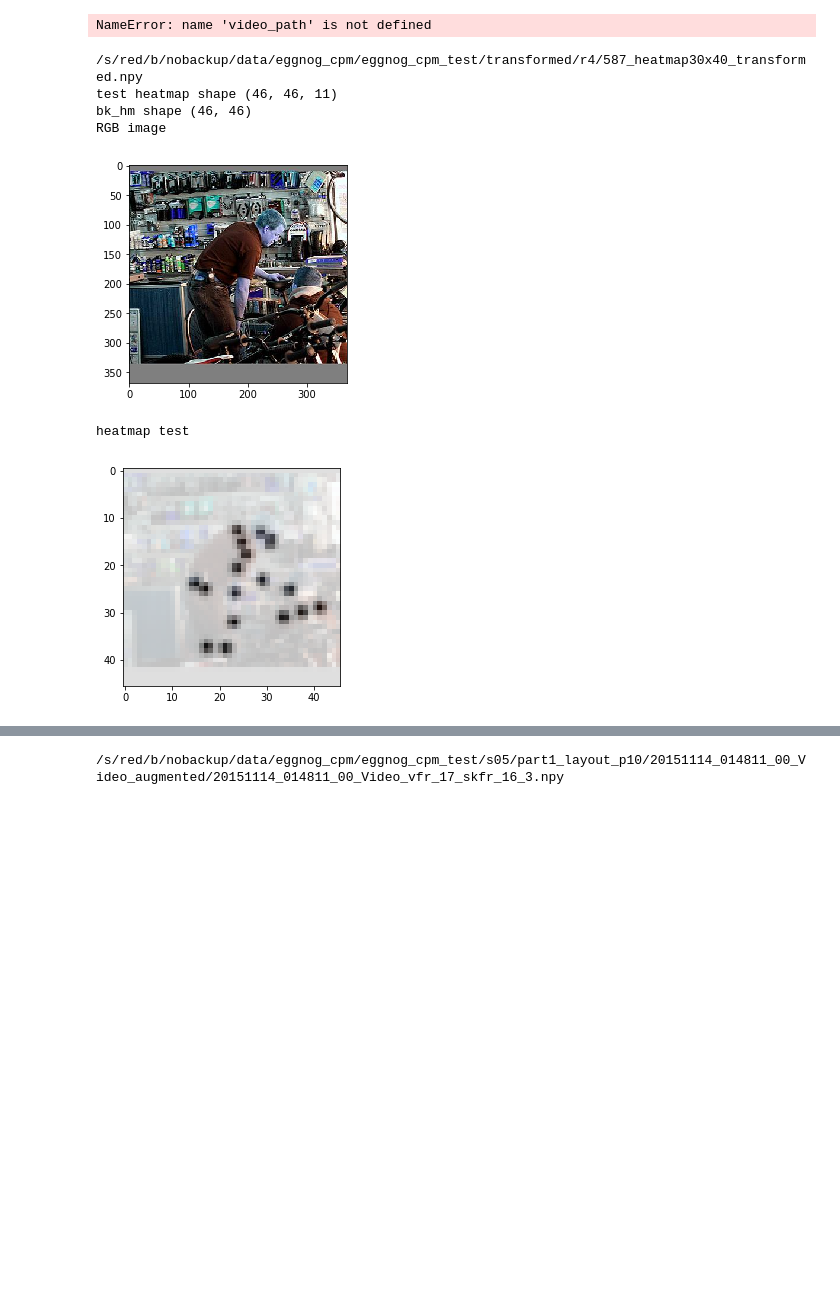
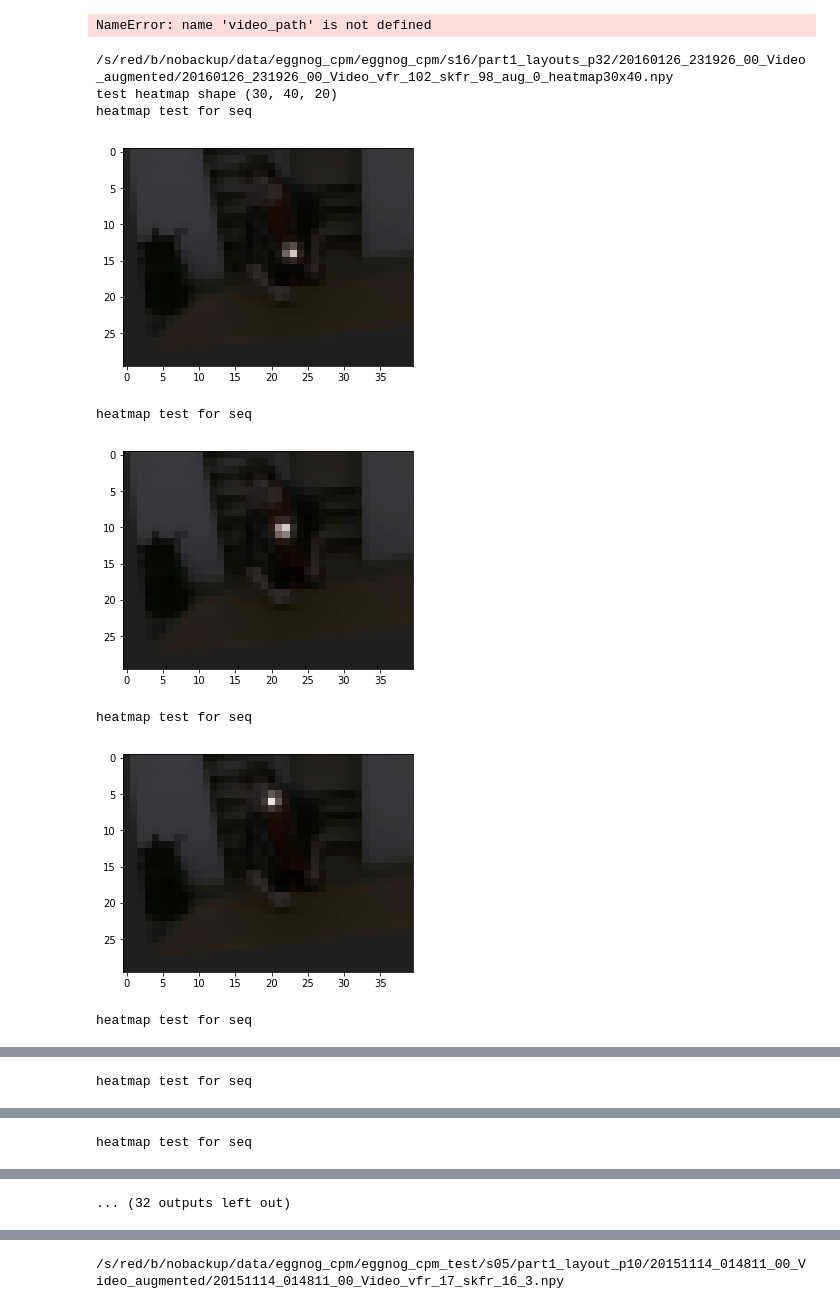
Before and after one commit to GuruMulay/Adapting-RGB-Pose-Estimation-to-New-Domains, a Jupyter notebook: training/gt_visualizer.ipynb, the cells around one changed output, grey strips where cells are left out. Drawn from its saved outputs; the diff is of its cells as text; code cells hidden in the pictures; blank space fills up the shorter version.

```diff
--- a/training/gt_visualizer.ipynb
+++ b/training/gt_visualizer.ipynb
@@ -67,7 +67,9 @@ gt_file_pre = "20151116_230144_00_Video_vfr_1005_skfr_996"
 # gt_file_pre = "20151113_224707_00_Video_vfr_1015_skfr_990"
 # %%
 ## list directory of output transformed images
-transformed_dir = "/s/red/b/nobackup/data/eggnog_cpm/eggnog_cpm_test/transformed/r4/"
+transformed_dir = "/s/red/b/nobackup/data/eggnog_cpm/eggnog_cpm/s16/part1_layouts_p32/20160126_231926_00_Video_augmented/"
+# "/s/red/b/nobackup/data/eggnog_cpm/eggnog_cpm/s11/part2_layout_p21/20151208_202800_00_Video_augmented/"
+# "/s/red/b/nobackup/data/eggnog_cpm/eggnog_cpm_test/transformed/r5/"
 # "/s/red/b/nobackup/data/eggnog_cpm/eggnog_cpm/s10/part2_layout_p19/20151203_234906_00_Video_version1"
 # "/s/red/b/nobackup/data/eggnog_cpm/eggnog_cpm/s10/part2_layout_p19/20151203_234805_00_Video_augmented"
 # "/s/red/b/nobackup/data/eggnog_cpm/eggnog_cpm/s01/part2_layout_p01/20151105_194301_00_Video_augmented"
@@ -76,13 +78,13 @@ transformed_dir = "/s/red/b/nobackup/data/eggnog_cpm/eggnog_cpm_test/transformed
 # "/s/red/b/nobackup/data/eggnog_cpm/eggnog_cpm/s04/part2_layout_p07/20151113_230303_00_Video_augmented/"
 # "/s/red/b/nobackup/data/eggnog_cpm/eggnog_cpm_test/s05/part1_layout_p10/20151114_014811_00_Video_augmented/"
 # "/s/red/b/nobackup/data/eggnog_cpm/eggnog_cpm_test/s05/part1_layout_p10/20151114_014811_00_Video/"
-# "/s/red/b/nobackup/data/eggnog_cpm/eggnog_cpm_test/s05/part1_layout_p10/20151114_014811_00_Video/"
+
 # "/s/red/b/nobackup/data/eggnog_cpm/eggnog_cpm_test/transformed/r2/"
 
 tx_imgs = [im for im in sorted(os.listdir(transformed_dir)) if im.endswith('.jpg')]
 # print("tx_imgs len and [0]", len(tx_imgs), tx_imgs[0])
 
-image_idx = 100
+image_idx = 15
 
 
 # original image 240x320
@@ -288,6 +290,13 @@ len_hm = test_heatmap.shape[2]
 #     show_images(images, 1, titles)
 #     images = []
 #     titles = []
+
+for i in range(test_heatmap.shape[2]):
+    print("heatmap test for seq")
+    plt.figure()
+    plt.imshow(gt_heatmap[:,:,i], cmap=plt.get_cmap('gray'))
+    plt.imshow(down_image, alpha=0.25)
+    plt.show()
 
 
 bk_hm = test_heatmap[:,:,len_hm-1]
@@ -313,37 +322,39 @@ plt.show()
 #     if i == 19:
 #         plt.figure(1)
 #         plt.imshow(test_heatmap[:,:,i], cmap=plt.get_cmap('gray'), vmin=0, vmax=1)
 #         plt.show()
 #         print("max, min, test_heatmap i = ", test_heatmap[:,:,i].max(), test_heatmap[:,:,i].min())
 
 # # original image
 # images.append(rgb_image)
 # titles.append('rgb image')
 # print("images len", len(images))
 # show_images(images, 11, titles)
 
 
 # if success:
 #     print("frame.shape", frame.shape)
 #     img_full = frame[...,::-1]
 #     img_central = img_full[:, 240:(1920-240), :]
 #     print("original full rgb image =")
 #     plt.figure(num=None, figsize=(14, 14), dpi=80, facecolor='w', edgecolor='k')
 #     plt.imshow(img_full, alpha=0.25)
 #     plt.scatter(x=rgb_kp[...,0], y=rgb_kp[...,1], c='r', s=10)
 #     for p in paf_pairs_indices:
 # #         print(p)
 # #         print([rgb_kp[p[0]][0], rgb_kp[p[1]][0]], [rgb_kp[p[0]][1], rgb_kp[p[1]][1]])
 # #         print(rgb_kp[p[0]], rgb_kp[p[1]])
 #         plt.plot([rgb_kp[p[0]][0], rgb_kp[p[1]][0]], [rgb_kp[p[0]][1], rgb_kp[p[1]][1]], 'b-', lw=1)
 # #         plt.plot(rgb_kp[p[0]], rgb_kp[p[1]], 'b-', lw=1)
 
 #     plt.show()
 # %% [output]
-/s/red/b/nobackup/data/eggnog_cpm/eggnog_cpm_test/transformed/r4/587_heatmap30x40_transformed.npy
-test heatmap shape (46, 46, 11)
-bk_hm shape (46, 46)
-RGB image
+/s/red/b/nobackup/data/eggnog_cpm/eggnog_cpm/s16/part1_layouts_p32/20160126_231926_00_Video_augmented/20160126_231926_00_Video_vfr_102_skfr_98_aug_0_heatmap30x40.npy
+test heatmap shape (30, 40, 20)
+heatmap test for seq
-[figure, old version]
+[figure, new version]
-heatmap test
+heatmap test for seq
-[figure, old version]
+[figure, new version]
+heatmap test for seq
+[figure, added]
+heatmap test for seq
@@ -349,0 +362 @@ heatmap test
+heatmap test for seq
@@ -349,0 +364 @@ heatmap test
+heatmap test for seq
@@ -350,3 +366,4 @@ heatmap test
+... (32 outputs left out)
 # %%
 # show pafs
 
```
Also changed, not shown: parts of 3 cells of this notebook, 12 other files.
